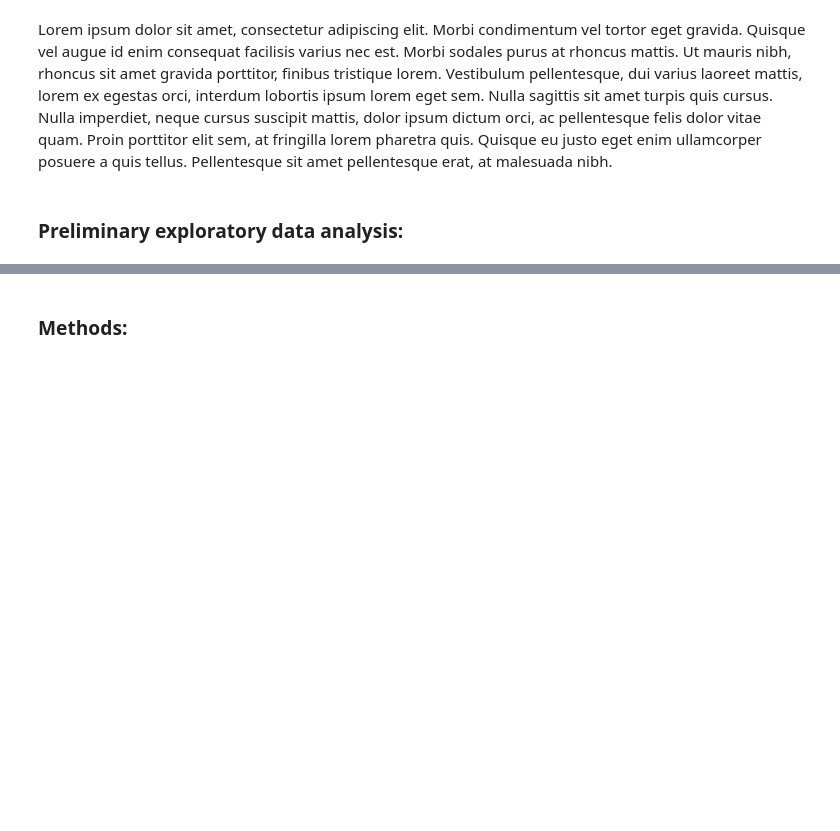
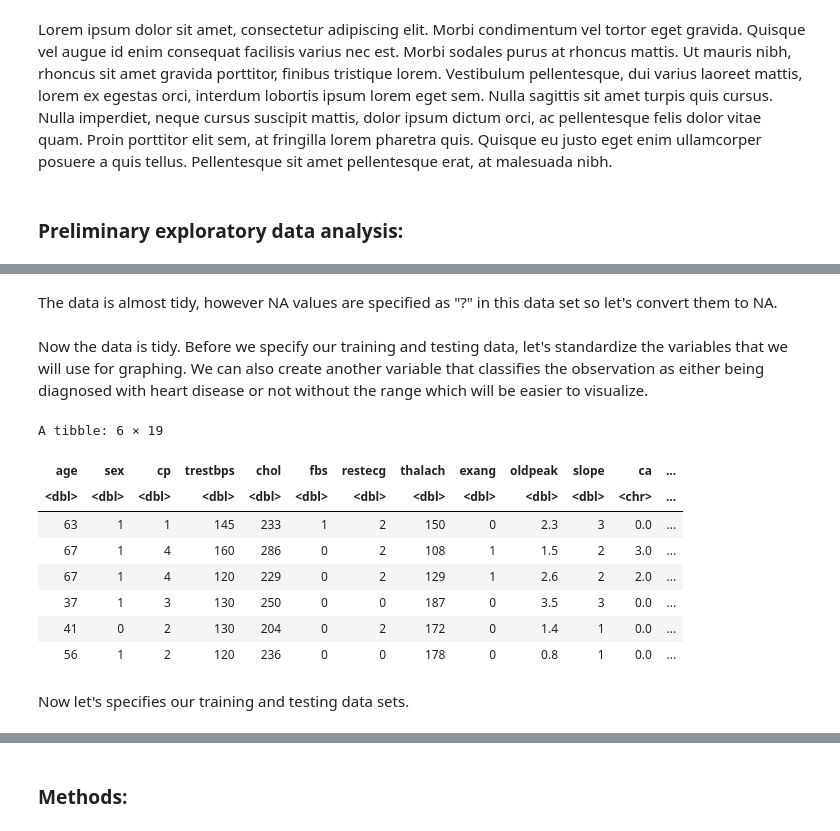
Before and after one commit to MarkSkrypnyk/group_project_proposal, a Jupyter notebook: group_project_proposal.ipynb, the cells around one changed output, grey strips where cells are left out. Saved outputs shown, nothing was run; the diff lists cells and outputs as text; code cells hidden in the pictures; blank space fills up the shorter version.

```diff
--- a/group_project_proposal.ipynb
+++ b/group_project_proposal.ipynb
@@ -15,0 +43,24 @@ Lorem ipsum dolor sit amet, consectetur adipiscing elit. Phasellus in magna mi.
+# %% [markdown]
+The data is almost tidy, however NA values are specified as "?" in this data set so let's convert them to NA.
+# %% [markdown]
+Now the data is tidy. Before we specify our training and testing data, let's standardize the variables that we will use for graphing. We can also create another variable that classifies the observation as either being diagnosed with heart disease or not without the range which will be easier to visualize.
+# %%
+heart_disease <- mutate(heart_disease, diagn=ifelse(is.na(num), NA, ifelse((num>0), "yes", "no")),
+                                       diagn=as_factor(diagn),
+                                       chol_standardized = scale(chol, center=TRUE),
+                                       trestbps_standardized = scale(trestbps, center=TRUE),
+                                       age_standardized = scale(age, center=TRUE),
+                                       thalch_standardized = scale(thalach, center=TRUE))
+head(heart_disease)
+# %% [output]
+A tibble: 6 × 19
+| age | sex | cp | trestbps | chol | fbs | restecg | thalach | exang | oldpeak | slope | ca | ... |
+| <dbl> | <dbl> | <dbl> | <dbl> | <dbl> | <dbl> | <dbl> | <dbl> | <dbl> | <dbl> | <dbl> | <chr> | ... |
+| 63 | 1 | 1 | 145 | 233 | 1 | 2 | 150 | 0 | 2.3 | 3 | 0.0 | ... |
+| 67 | 1 | 4 | 160 | 286 | 0 | 2 | 108 | 1 | 1.5 | 2 | 3.0 | ... |
+| 67 | 1 | 4 | 120 | 229 | 0 | 2 | 129 | 1 | 2.6 | 2 | 2.0 | ... |
+| 37 | 1 | 3 | 130 | 250 | 0 | 0 | 187 | 0 | 3.5 | 3 | 0.0 | ... |
+| 41 | 0 | 2 | 130 | 204 | 0 | 2 | 172 | 0 | 1.4 | 1 | 0.0 | ... |
+| 56 | 1 | 2 | 120 | 236 | 0 | 0 | 178 | 0 | 0.8 | 1 | 0.0 | ... |
+# %% [markdown]
+Now let's specifies our training and testing data sets.
```
Also changed, not shown: parts of 12 cells of this notebook.
